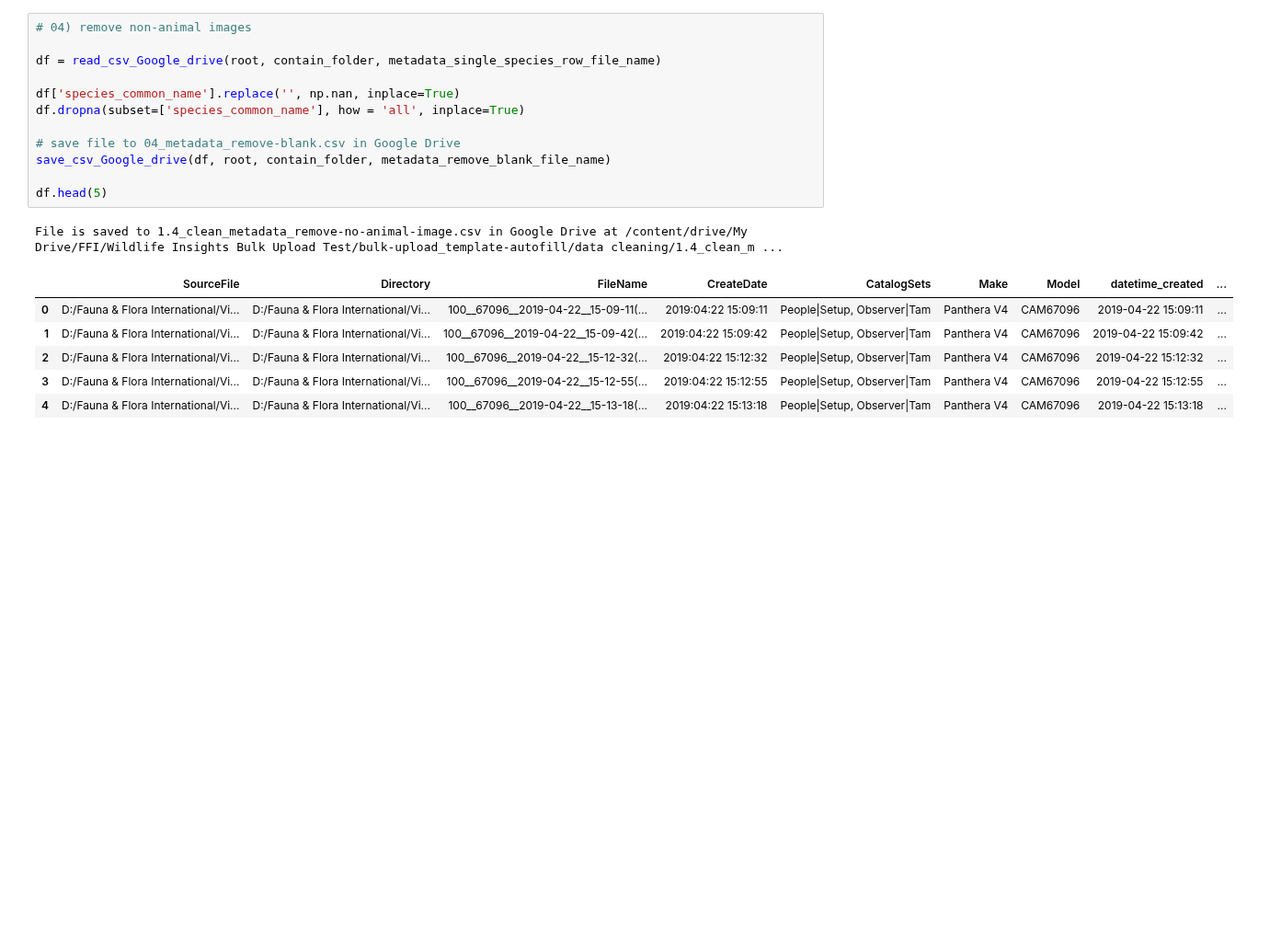
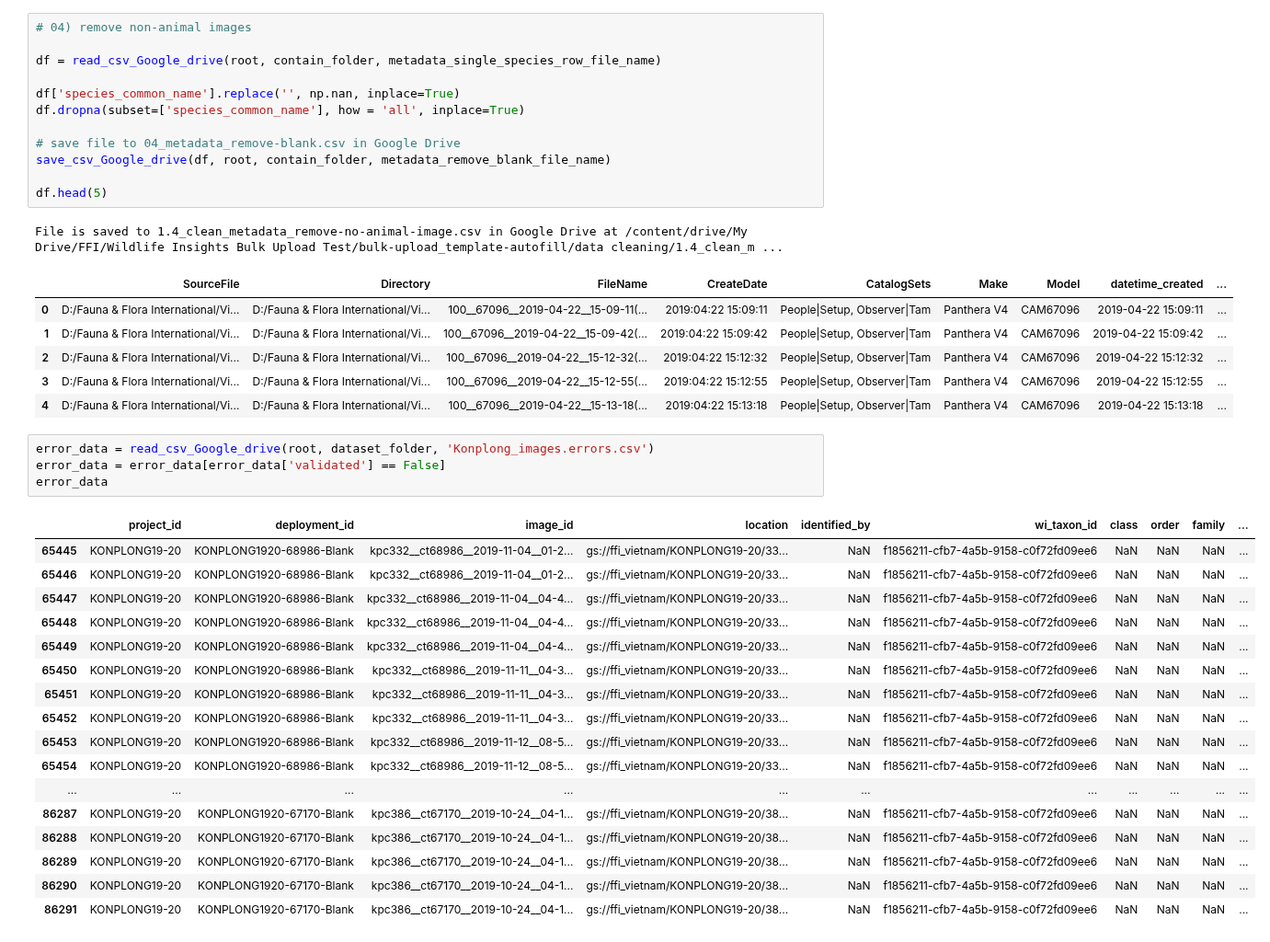
Before and after one commit to FFI-Vietnam/camtrap-tools, a Jupyter notebook: Wildlife Insights/bulk-upload/01_clean-exiftool-dataset.ipynb, the cells around one changed output. Shown at 92% size. Saved outputs shown, nothing was run; the diff lists cells and outputs as text; blank space fills up the shorter version.

Commit message:
code to check error in the metadata

```diff
--- a/Wildlife Insights/bulk-upload/01_clean-exiftool-dataset.ipynb
+++ b/Wildlife Insights/bulk-upload/01_clean-exiftool-dataset.ipynb
@@ -251,3 +251,25 @@ File is saved to 1.4_clean_metadata_remove-no-animal-image.csv in Google Drive a
 | 2 | D:/Fauna & Flora International/Vi... | D:/Fauna & Flora International/Vi... | 100__67096__2019-04-22__15-12-32(... | 2019:04:22 15:12:32 | People|Setup, Observer|Tam | Panthera V4 | CAM67096 | 2019-04-22 15:12:32 | ... |
 | 3 | D:/Fauna & Flora International/Vi... | D:/Fauna & Flora International/Vi... | 100__67096__2019-04-22__15-12-55(... | 2019:04:22 15:12:55 | People|Setup, Observer|Tam | Panthera V4 | CAM67096 | 2019-04-22 15:12:55 | ... |
 | 4 | D:/Fauna & Flora International/Vi... | D:/Fauna & Flora International/Vi... | 100__67096__2019-04-22__15-13-18(... | 2019:04:22 15:13:18 | People|Setup, Observer|Tam | Panthera V4 | CAM67096 | 2019-04-22 15:13:18 | ... |
+# %%
+error_data = read_csv_Google_drive(root, dataset_folder, 'Konplong_images.errors.csv')
+error_data = error_data[error_data['validated'] == False]
+error_data
+# %% [output]
+|  | project_id | deployment_id | image_id | location | identified_by | wi_taxon_id | class | order | family | ... |
+| 65445 | KONPLONG19-20 | KONPLONG1920-68986-Blank | kpc332__ct68986__2019-11-04__01-2... | gs://ffi_vietnam/KONPLONG19-20/33... | NaN | f1856211-cfb7-4a5b-9158-c0f72fd09ee6 | NaN | NaN | NaN | ... |
+| 65446 | KONPLONG19-20 | KONPLONG1920-68986-Blank | kpc332__ct68986__2019-11-04__01-2... | gs://ffi_vietnam/KONPLONG19-20/33... | NaN | f1856211-cfb7-4a5b-9158-c0f72fd09ee6 | NaN | NaN | NaN | ... |
+| 65447 | KONPLONG19-20 | KONPLONG1920-68986-Blank | kpc332__ct68986__2019-11-04__04-4... | gs://ffi_vietnam/KONPLONG19-20/33... | NaN | f1856211-cfb7-4a5b-9158-c0f72fd09ee6 | NaN | NaN | NaN | ... |
+| 65448 | KONPLONG19-20 | KONPLONG1920-68986-Blank | kpc332__ct68986__2019-11-04__04-4... | gs://ffi_vietnam/KONPLONG19-20/33... | NaN | f1856211-cfb7-4a5b-9158-c0f72fd09ee6 | NaN | NaN | NaN | ... |
+| 65449 | KONPLONG19-20 | KONPLONG1920-68986-Blank | kpc332__ct68986__2019-11-04__04-4... | gs://ffi_vietnam/KONPLONG19-20/33... | NaN | f1856211-cfb7-4a5b-9158-c0f72fd09ee6 | NaN | NaN | NaN | ... |
+| 65450 | KONPLONG19-20 | KONPLONG1920-68986-Blank | kpc332__ct68986__2019-11-11__04-3... | gs://ffi_vietnam/KONPLONG19-20/33... | NaN | f1856211-cfb7-4a5b-9158-c0f72fd09ee6 | NaN | NaN | NaN | ... |
+| 65451 | KONPLONG19-20 | KONPLONG1920-68986-Blank | kpc332__ct68986__2019-11-11__04-3... | gs://ffi_vietnam/KONPLONG19-20/33... | NaN | f1856211-cfb7-4a5b-9158-c0f72fd09ee6 | NaN | NaN | NaN | ... |
+| 65452 | KONPLONG19-20 | KONPLONG1920-68986-Blank | kpc332__ct68986__2019-11-11__04-3... | gs://ffi_vietnam/KONPLONG19-20/33... | NaN | f1856211-cfb7-4a5b-9158-c0f72fd09ee6 | NaN | NaN | NaN | ... |
+| 65453 | KONPLONG19-20 | KONPLONG1920-68986-Blank | kpc332__ct68986__2019-11-12__08-5... | gs://ffi_vietnam/KONPLONG19-20/33... | NaN | f1856211-cfb7-4a5b-9158-c0f72fd09ee6 | NaN | NaN | NaN | ... |
+| 65454 | KONPLONG19-20 | KONPLONG1920-68986-Blank | kpc332__ct68986__2019-11-12__08-5... | gs://ffi_vietnam/KONPLONG19-20/33... | NaN | f1856211-cfb7-4a5b-9158-c0f72fd09ee6 | NaN | NaN | NaN | ... |
+| ... | ... | ... | ... | ... | ... | ... | ... | ... | ... | ... |
+| 86287 | KONPLONG19-20 | KONPLONG1920-67170-Blank | kpc386__ct67170__2019-10-24__04-1... | gs://ffi_vietnam/KONPLONG19-20/38... | NaN | f1856211-cfb7-4a5b-9158-c0f72fd09ee6 | NaN | NaN | NaN | ... |
+| 86288 | KONPLONG19-20 | KONPLONG1920-67170-Blank | kpc386__ct67170__2019-10-24__04-1... | gs://ffi_vietnam/KONPLONG19-20/38... | NaN | f1856211-cfb7-4a5b-9158-c0f72fd09ee6 | NaN | NaN | NaN | ... |
+| 86289 | KONPLONG19-20 | KONPLONG1920-67170-Blank | kpc386__ct67170__2019-10-24__04-1... | gs://ffi_vietnam/KONPLONG19-20/38... | NaN | f1856211-cfb7-4a5b-9158-c0f72fd09ee6 | NaN | NaN | NaN | ... |
+| 86290 | KONPLONG19-20 | KONPLONG1920-67170-Blank | kpc386__ct67170__2019-10-24__04-1... | gs://ffi_vietnam/KONPLONG19-20/38... | NaN | f1856211-cfb7-4a5b-9158-c0f72fd09ee6 | NaN | NaN | NaN | ... |
+| 86291 | KONPLONG19-20 | KONPLONG1920-67170-Blank | kpc386__ct67170__2019-10-24__04-1... | gs://ffi_vietnam/KONPLONG19-20/38... | NaN | f1856211-cfb7-4a5b-9158-c0f72fd09ee6 | NaN | NaN | NaN | ... |
```
Also changed, not shown: parts of 4 cells of this notebook.
